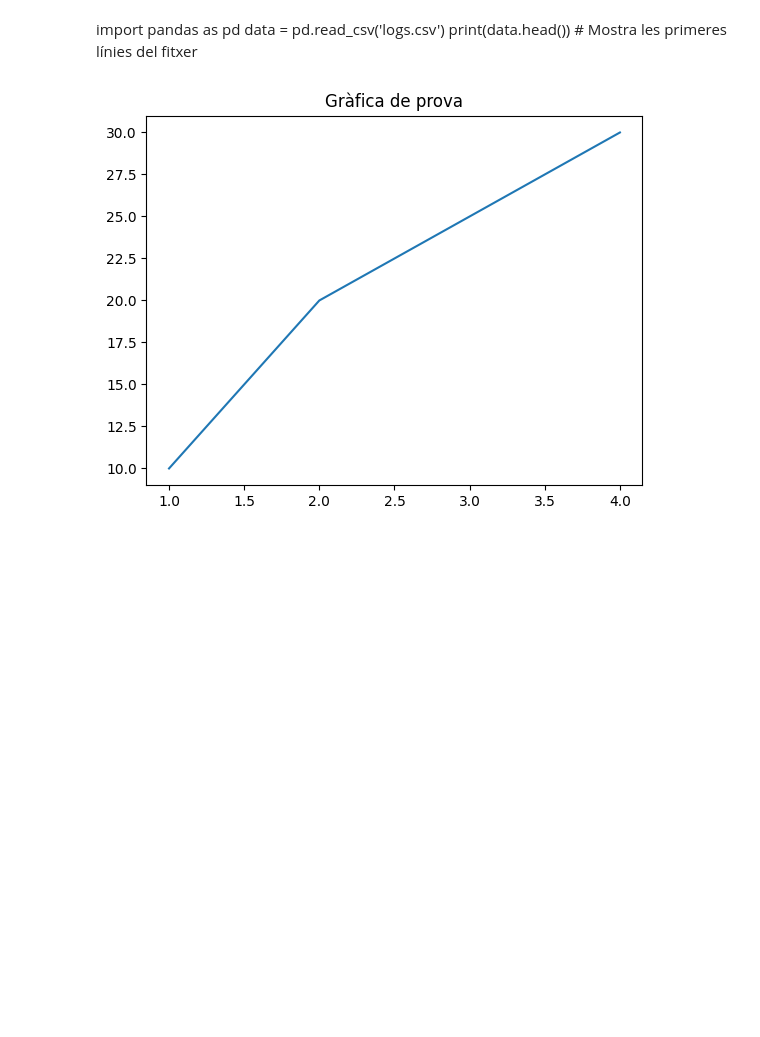
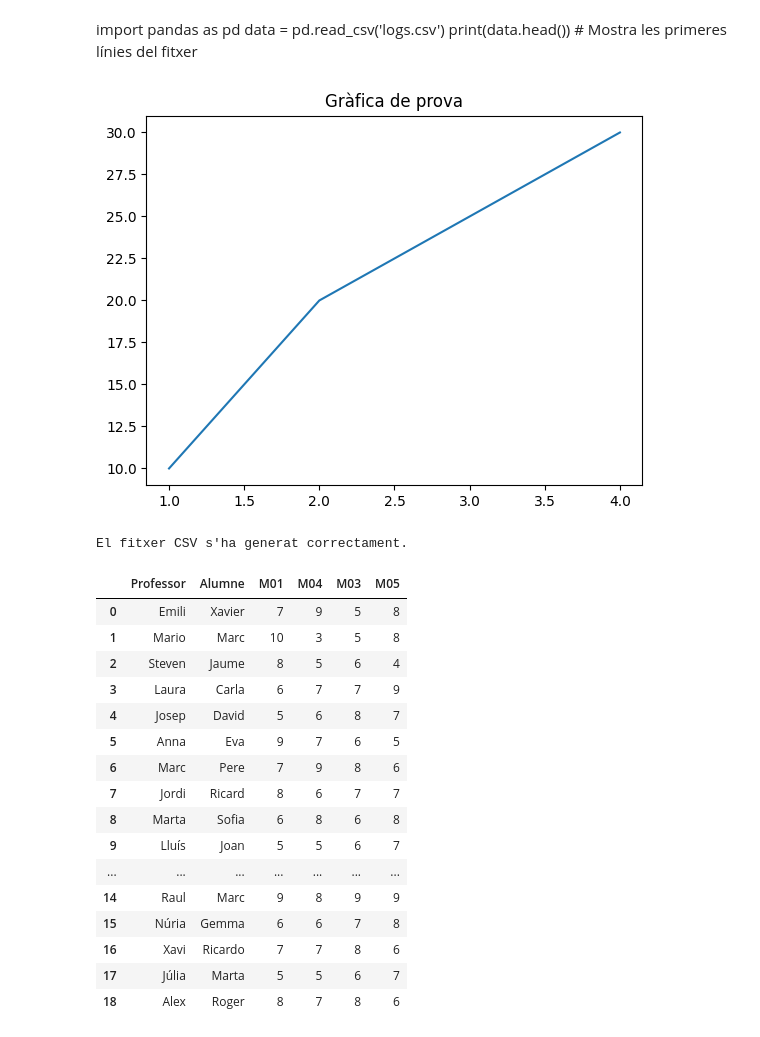
Before and after one commit to Bemen3M07/jupiter-logs-pandas-Maruga48, a Jupyter notebook: logging.ipynb, the cells around one changed output. Drawn from its saved outputs; the diff is of its cells as text; code cells hidden in the pictures; blank space fills up the shorter version.

```diff
--- a/logging.ipynb
+++ b/logging.ipynb
@@ -97,9 +117,65 @@ ReportLab: es farà servir per generar un informe professional en format PDF amb
 Exemple d'aplicació
 Càrrega i processament de dades amb Pandas:
 # %%
-import pandas as pd
-dades = pd.read_csv("logs.csv")
-resum = dades.groupby("Departament").mean()
-print(resum)
+import csv
+
+# Dades d'exemple amb 20 alumnes
+data = [
+    ["Professor", "Alumne", "M01", "M04", "M03", "M05"],  # Capçaleres
+    ["Emili", "Xavier", 7, 9, 5, 8],
+    ["Mario", "Marc", 10, 3, 5, 8],
+    ["Steven", "Jaume", 8, 5, 6, 4],
+    ["Laura", "Carla", 6, 7, 7, 9],
+    ["Josep", "David", 5, 6, 8, 7],
+    ["Anna", "Eva", 9, 7, 6, 5],
+    ["Marc", "Pere", 7, 9, 8, 6],
+    ["Jordi", "Ricard", 8, 6, 7, 7],
+    ["Marta", "Sofia", 6, 8, 6, 8],
+    ["Lluís", "Joan", 5, 5, 6, 7],
+    ["Silvia", "Pilar", 9, 8, 7, 8],
+    ["Carles", "Andreu", 8, 6, 9, 7],
+    ["Paula", "Berta", 7, 9, 6, 5],
+    ["Guillem", "Oriol", 6, 7, 5, 6],
+    ["Raul", "Marc", 9, 8, 9, 9],
+    ["Núria", "Gemma", 6, 6, 7, 8],
+    ["Xavi", "Ricardo", 7, 7, 8, 6],
+    ["Júlia", "Marta", 5, 5, 6, 7],
+    ["Alex", "Roger", 8, 7, 8, 6]
+]
+
+# Guardar les dades en un fitxer CSV
+with open('dades_estudiants.csv', mode='w', newline='') as file:
+    writer = csv.writer(file)
+    writer.writerows(data)
+
+print("El fitxer CSV s'ha generat correctament.")
+# %% [output]
+El fitxer CSV s'ha generat correctament.
 # %%
 Visualització de dades amb Jupyter Notebook:
+# %%
+import pandas as pd
+
+# Carregar el fitxer CSV a un DataFrame de Pandas
+df = pd.read_csv('dades_estudiants.csv')
+
+# Mostrar les primeres files per comprovar que les dades es carreguen bé
+df.head(20)  # Mostra les 20 primeres files del fitxer
+# %% [output]
+|  | Professor | Alumne | M01 | M04 | M03 | M05 |
+| 0 | Emili | Xavier | 7 | 9 | 5 | 8 |
+| 1 | Mario | Marc | 10 | 3 | 5 | 8 |
+| 2 | Steven | Jaume | 8 | 5 | 6 | 4 |
+| 3 | Laura | Carla | 6 | 7 | 7 | 9 |
+| 4 | Josep | David | 5 | 6 | 8 | 7 |
+| 5 | Anna | Eva | 9 | 7 | 6 | 5 |
+| 6 | Marc | Pere | 7 | 9 | 8 | 6 |
+| 7 | Jordi | Ricard | 8 | 6 | 7 | 7 |
+| 8 | Marta | Sofia | 6 | 8 | 6 | 8 |
+| 9 | Lluís | Joan | 5 | 5 | 6 | 7 |
+| ... | ... | ... | ... | ... | ... | ... |
+| 14 | Raul | Marc | 9 | 8 | 9 | 9 |
+| 15 | Núria | Gemma | 6 | 6 | 7 | 8 |
+| 16 | Xavi | Ricardo | 7 | 7 | 8 | 6 |
+| 17 | Júlia | Marta | 5 | 5 | 6 | 7 |
+| 18 | Alex | Roger | 8 | 7 | 8 | 6 |
```
Also changed, not shown: parts of 2 cells of this notebook.
